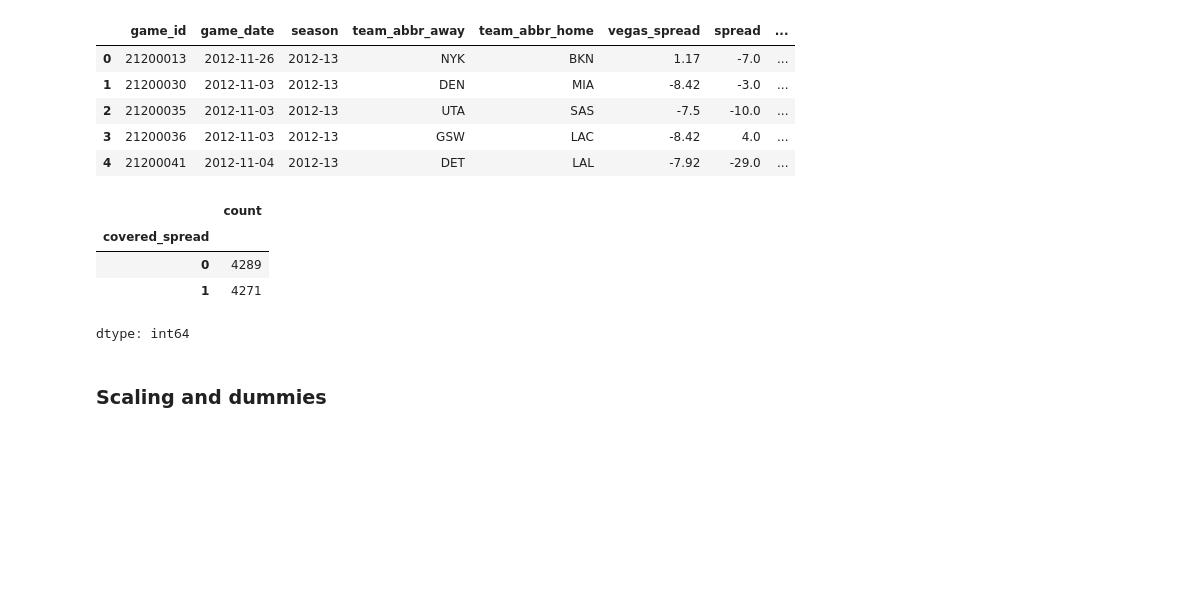
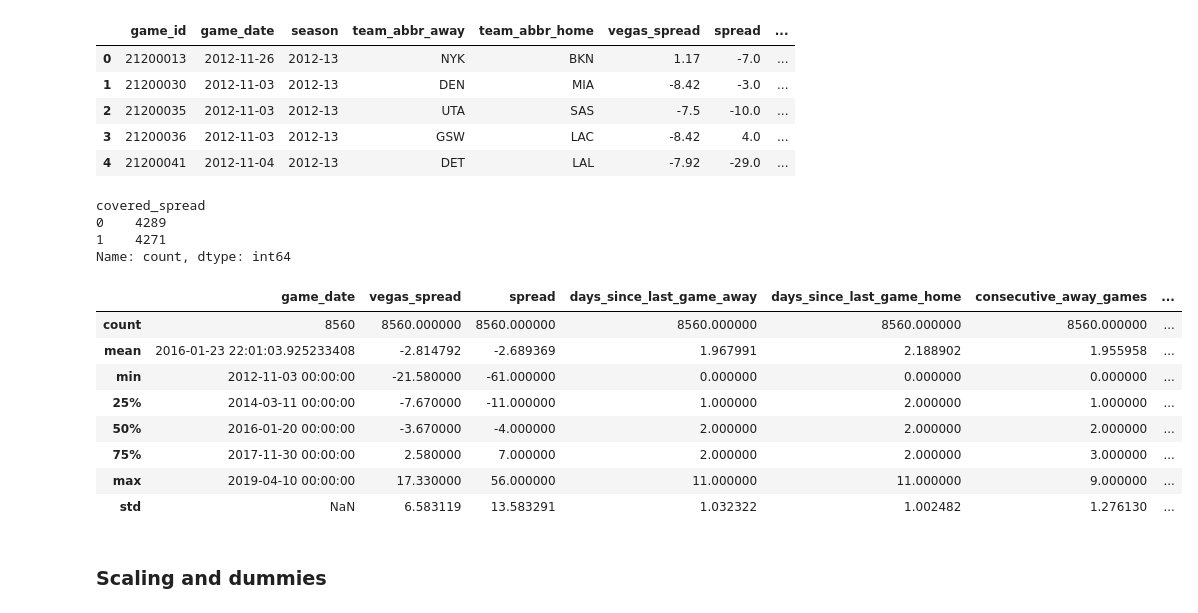
Before and after one commit to dliang5299/MIDS-207-Final-Project, a Jupyter notebook: Data_Processing.ipynb, the cells around one changed output. Drawn from its saved outputs; the diff is of its cells as text; code cells hidden in the pictures; blank space fills up the shorter version.

```diff
--- a/Data_Processing.ipynb
+++ b/Data_Processing.ipynb
@@ -109,8 +109,8 @@ nba_df[['pts_ot5', 'pts_ot6', 'pts_ot7', 'pts_ot8', 'pts_ot9', 'pts_ot10']].desc
 nba_df = nba_df.drop(['pts_ot5', 'pts_ot6', 'pts_ot7', 'pts_ot8', 'pts_ot9', 'pts_ot10'], axis=1)
 # %%
 # Select desired Vegas columns
-vegas_df = vegas_df[['Location', 'TeamId', 'GameId', 'Average_Line_Spread', 'Spread', 'Result']]
-vegas_df.columns = ['location', 'team_id', 'game_id', 'vegas_spread', 'spread', 'result']
+vegas_df = vegas_df[['Location', 'TeamId', 'GameId', 'Average_Line_Spread', 'Spread', 'Result', 'Average_Odds_Spread']]
+vegas_df.columns = ['location', 'team_id', 'game_id', 'vegas_spread', 'spread', 'result', 'spread_odds']
 
 # Merge data
 combined_df = pd.merge(nba_df, vegas_df, on=['team_id', 'game_id'], how='left')
@@ -204,6 +204,10 @@ for i in range(len(combined_df)):
 # Remap NOH to NOP
 combined_df['team_abbr'] = combined_df['team_abbr'].replace('NOH', 'NOP')
 
+# For first game of the season, reset days since last game and number of away games
+combined_df.loc[combined_df.groupby(['season', 'team_id'])['game_date'].idxmin(), 'days_since_last_game'] = 0
+combined_df.loc[combined_df.groupby(['season', 'team_id'])['game_date'].idxmin(), 'consecutive_away_games'] = 0
+
 # Examine data
 combined_df.head()
 # %% [output]
@@ -455,14 +459,14 @@ cols_to_pivot = ['team_abbr', 'vegas_spread', 'spread', 'days_since_last_game',
                  'spread_last20_loc', 'wr_last20_loc', 'pts_tot_last50_loc',
                  'fg_pct_last50_loc', 'ft_pct_last50_loc', 'fg3_pct_last50_loc',
                  'ast_last50_loc', 'reb_last50_loc', 'tov_last50_loc',
-                 'spread_last50_loc', 'wr_last50_loc']
+                 'spread_last50_loc', 'wr_last50_loc', 'spread_odds']
 game_df = combined_df.pivot(index=['game_id', 'game_date', 'season'], columns='location', values=cols_to_pivot)
 
 # Flatten columns
 game_df.columns = ['_'.join(col).strip() for col in game_df.columns.values]
 
 # Drop away spreads and home consecutive away count
-game_df = game_df.drop(['vegas_spread_away', 'spread_away', 'consecutive_away_games_home'], axis=1)
+game_df = game_df.drop(['vegas_spread_away', 'spread_away', 'consecutive_away_games_home', 'spread_odds_away'], axis=1)
 
 # Rename columns
 game_df = game_df.rename(columns={'game_id_': 'game_id',
@@ -470,19 +474,29 @@ game_df = game_df.rename(columns={'game_id_': 'game_id',
                                   'season_': 'season',
                                   'vegas_spread_home': 'vegas_spread',
                                   'spread_home': 'spread',
-                                  'consecutive_away_games_away': 'consecutive_away_games'})
+                                  'consecutive_away_games_away': 'consecutive_away_games',
+                                  'spread_odds_home': 'spread_odds'})
+
+# Reset index
+game_df = game_df.reset_index()
+
+# Inspect data
+game_df.head()
 
 # Some games only have information for one team - drop these games
 game_df = game_df.dropna()
 
 # Reset index
-game_df = game_df.reset_index()
+game_df = game_df.reset_index(drop = True)
 
 # Classify actual spread against Vegas spread
 game_df['spread_sign'] = ['negative' if x < 0 else 'positive' for x in game_df['vegas_spread']]
 game_df['covered_spread'] = [0 if x == 'negative' and y > z or x == 'positive' and y < z else 1 for x, y, z in zip(game_df['spread_sign'], game_df['spread'], game_df['vegas_spread'])]
 game_df = game_df.drop(['spread_sign'], axis=1)
 
+# Convert odds to payout ratio
+game_df['spread_odds'] = game_df.apply(lambda row: -100/row['spread_odds'] if row['spread_odds'] < 0 else row['spread_odds']/100, axis=1)
+
 # Inspect data
 game_df.head()
 # %% [output]
@@ -496,11 +510,25 @@ game_df.head()
 # Inspect result class balance
 game_df['covered_spread'].value_counts()
 # %% [output]
-|  | count |
-| covered_spread |  |
-| 0 | 4289 |
-| 1 | 4271 |
-dtype: int64
+covered_spread
+0    4289
+1    4271
+Name: count, dtype: int64
+# %%
+# Describe data
+game_df = game_df.infer_objects()
+game_df['game_id'] = game_df['game_id'].astype(str)
+game_df.describe()
+# %% [output]
+|  | game_date | vegas_spread | spread | days_since_last_game_away | days_since_last_game_home | consecutive_away_games | ... |
+| count | 8560 | 8560.000000 | 8560.000000 | 8560.000000 | 8560.000000 | 8560.000000 | ... |
+| mean | 2016-01-23 22:01:03.925233408 | -2.814792 | -2.689369 | 1.967991 | 2.188902 | 1.955958 | ... |
+| min | 2012-11-03 00:00:00 | -21.580000 | -61.000000 | 0.000000 | 0.000000 | 0.000000 | ... |
+| 25% | 2014-03-11 00:00:00 | -7.670000 | -11.000000 | 1.000000 | 2.000000 | 1.000000 | ... |
+| 50% | 2016-01-20 00:00:00 | -3.670000 | -4.000000 | 2.000000 | 2.000000 | 2.000000 | ... |
+| 75% | 2017-11-30 00:00:00 | 2.580000 | 7.000000 | 2.000000 | 2.000000 | 3.000000 | ... |
+| max | 2019-04-10 00:00:00 | 17.330000 | 56.000000 | 11.000000 | 11.000000 | 9.000000 | ... |
+| std | NaN | 6.583119 | 13.583291 | 1.032322 | 1.002482 | 1.276130 | ... |
 # %% [markdown]
 ### Scaling and dummies
 # %%
```
Also changed, not shown: parts of 7 cells of this notebook.
